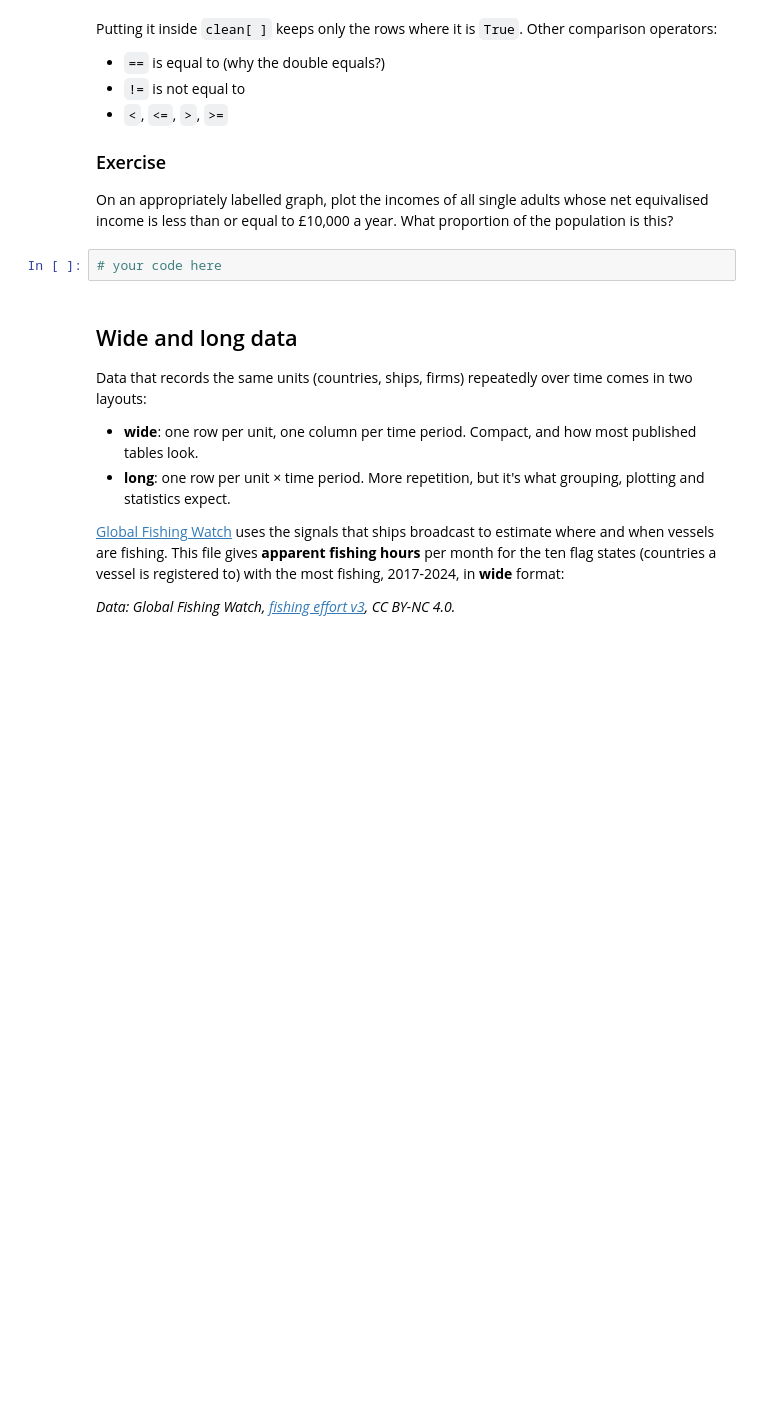
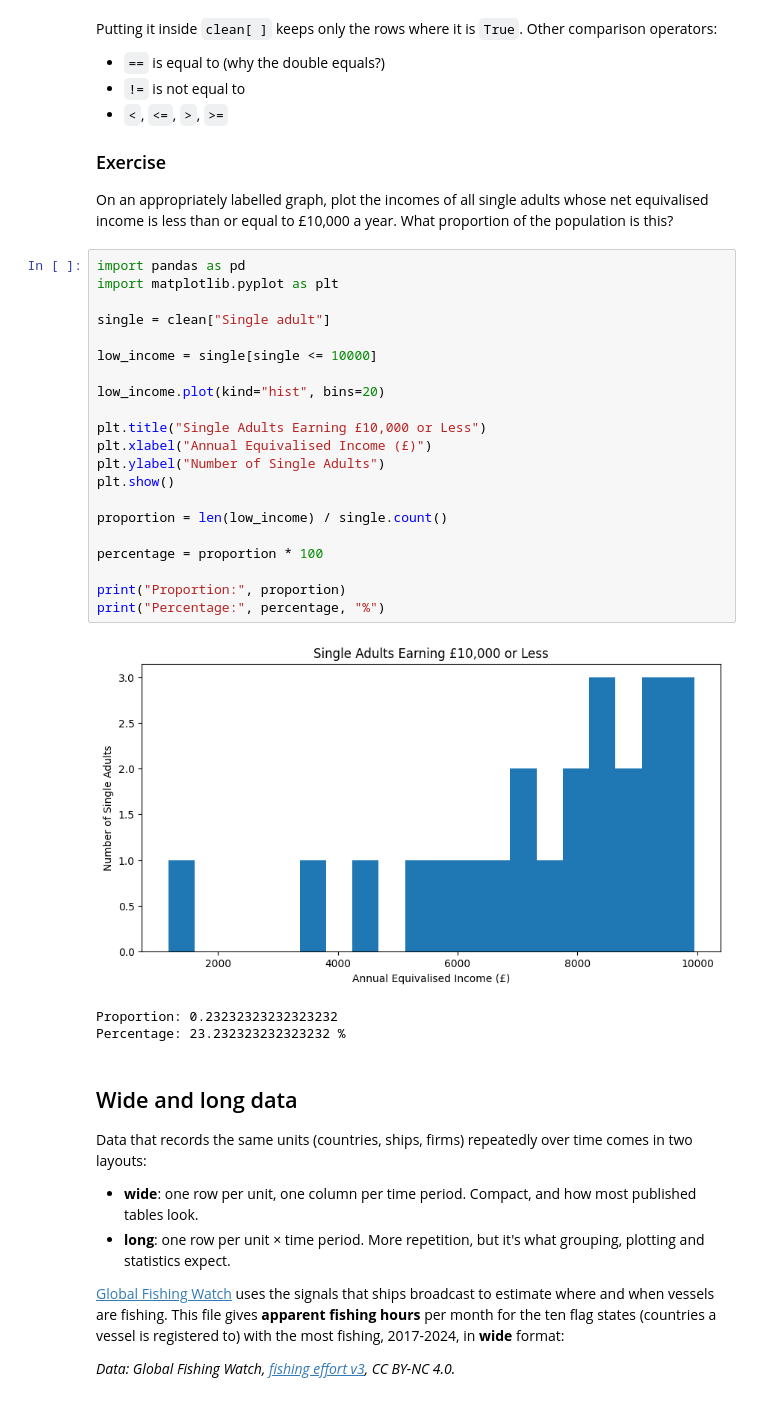
Before and after one commit to audreyshen0929/QM2, a Jupyter notebook: w02_pandas.ipynb, the cells around one changed output. Drawn from its saved outputs; the diff is of its cells as text; blank space fills up the shorter version.

```diff
--- a/w02_pandas.ipynb
+++ b/w02_pandas.ipynb
@@ -267,8 +360,31 @@ Putting it inside `clean[ ]` keeps only the rows where it is `True`. Other compa
 ### Exercise
 
 On an appropriately labelled graph, plot the incomes of all single adults whose net equivalised income is less than or equal to £10,000 a year. What proportion of the population is this?
-# %%
-# your code here
+# %%
+import pandas as pd
+import matplotlib.pyplot as plt
+
+single = clean["Single adult"]
+
+low_income = single[single <= 10000]
+
+low_income.plot(kind="hist", bins=20)
+
+plt.title("Single Adults Earning £10,000 or Less")
+plt.xlabel("Annual Equivalised Income (£)")
+plt.ylabel("Number of Single Adults")
+plt.show()
+
+proportion = len(low_income) / single.count()
+
+percentage = proportion * 100
+
+print("Proportion:", proportion)
+print("Percentage:", percentage, "%")
+# %% [output]
+[figure, added]
+Proportion: 0.23232323232323232
+Percentage: 23.232323232323232 %
 # %% [markdown]
 ## Wide and long data
 
```
Also changed, not shown: parts of 14 cells of this notebook.
